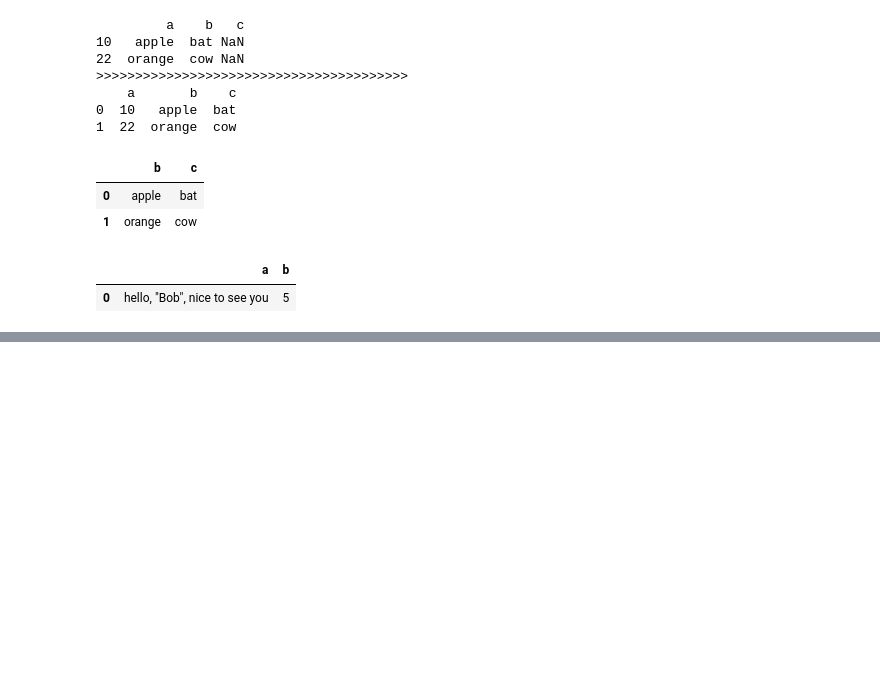
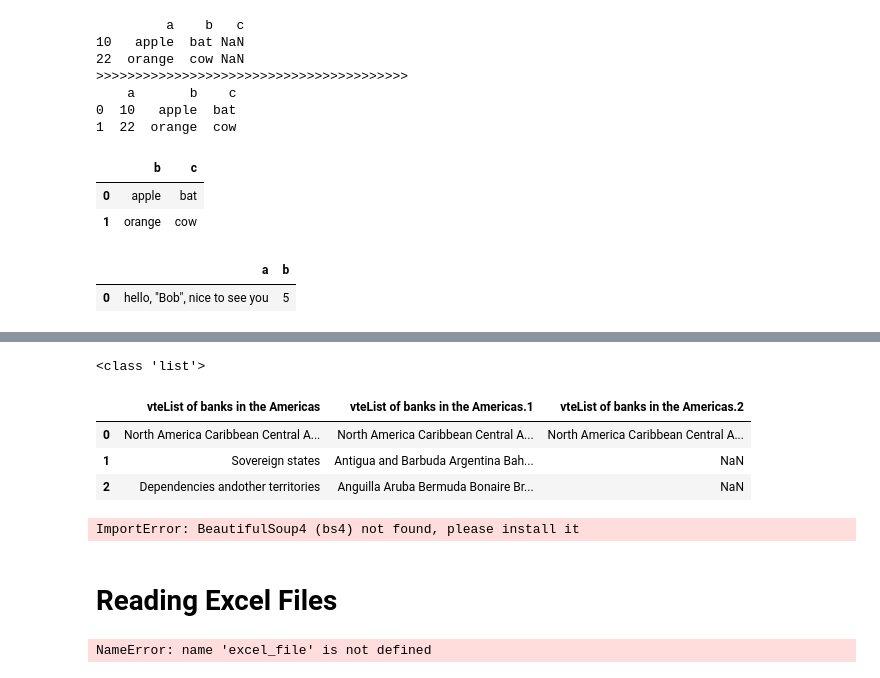
Before and after one commit to ankitsuwal/machine_learning, a Jupyter notebook: pandas_t1.ipynb, the cells around one changed output, grey strips where cells are left out. Drawn from its saved outputs; the diff is of its cells as text; code cells hidden in the pictures; blank space fills up the shorter version.

```diff
--- a/pandas_t1.ipynb
+++ b/pandas_t1.ipynb
@@ -381,0 +425,4 @@ df=pd.read_csv('https://download.bls.gov/pub/time.series/cu/cu.item', sep='\t')
+# %%
+# html_df = pd.read_html('https://www.fdic.gov/resources/resolutions/bank-failures/failed-bank-list/banklist.html')
+# Basically it will read table from HTML
+html_df = pd.read_html('https://en.wikipedia.org/wiki/List_of_largest_banks_in_the_United_States')
@@ -381,0 +449,24 @@ df=pd.read_csv('https://download.bls.gov/pub/time.series/cu/cu.item', sep='\t')
+# %%
+print(type(html_df))
+# %% [output]
+<class 'list'>
+# %%
+# If HTML page have multiple tables then you can retrive using indexing
+# if pagination then also it will take all tables entries
+html_df[1]
+# %% [output]
+|  | vteList of banks in the Americas | vteList of banks in the Americas.1 | vteList of banks in the Americas.2 |
+| 0 | North America Caribbean Central A... | North America Caribbean Central A... | North America Caribbean Central A... |
+| 1 | Sovereign states | Antigua and Barbuda Argentina Bah... | NaN |
+| 2 | Dependencies andother territories | Anguilla Aruba Bermuda Bonaire Br... | NaN |
+# %%
+url = 'https://en.wikipedia.org/wiki/List_of_largest_banks_in_the_United_States'
+dff = pd.read_html(url, match='Bank Name', header=0)
+# %% [output]
+ImportError: BeautifulSoup4 (bs4) not found, please install it
+# %% [markdown]
+# Reading Excel Files
+# %%
+df_excel = pd.read_excel(excel_file.xlsx)
+# %% [output]
+NameError: name 'excel_file' is not defined
```
Also changed, not shown: parts of 11 cells of this notebook, 2 other files.
